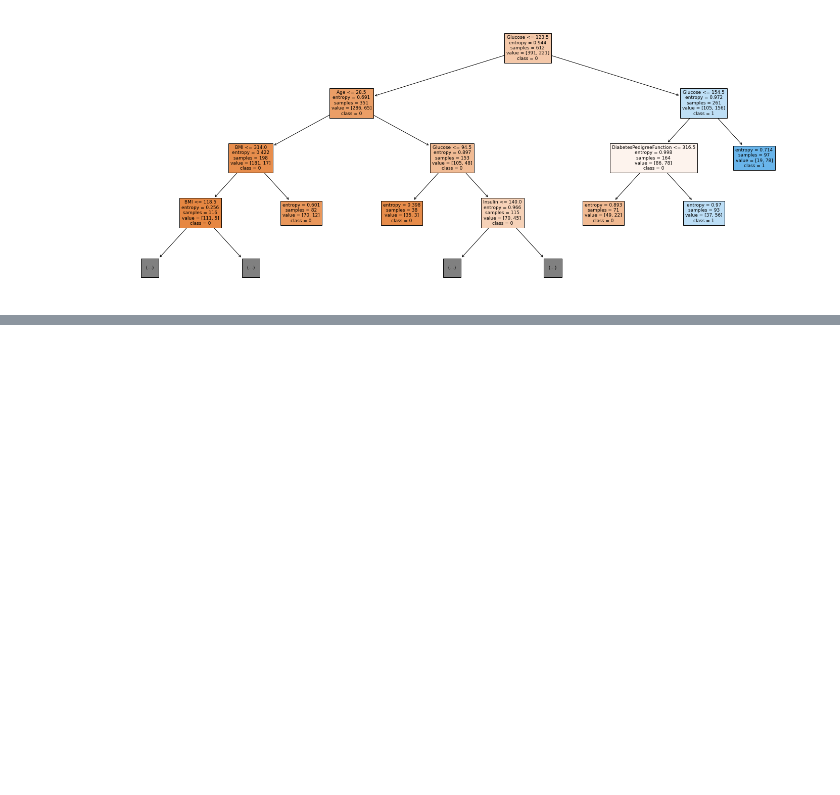
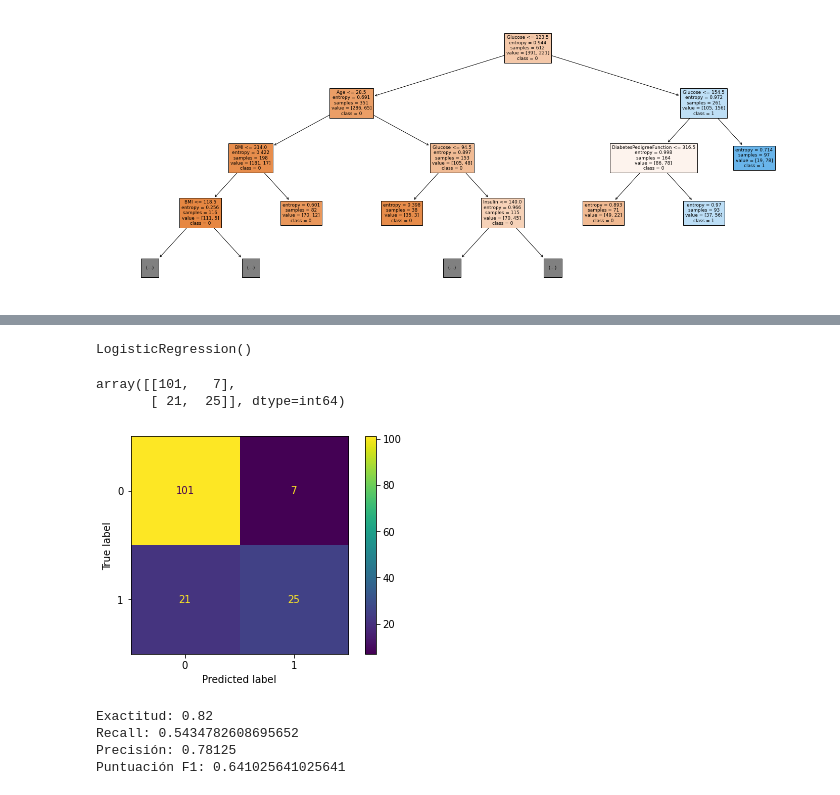
Before and after one commit to juandiegotm/BI202120, a Jupyter notebook: Laboratorio1/lab1_notebook.ipynb, the cells around one changed output, grey strips where cells are left out. Cells and saved outputs as stored; diff of their text form; code cells hidden in the pictures; blank space fills up the shorter version.

```diff
--- a/Laboratorio1/lab1_notebook.ipynb
+++ b/Laboratorio1/lab1_notebook.ipynb
@@ -652,0 +663,13 @@ fig.savefig("decision_treeCross.png")
+# %%
+Y = df_health_fixed['Outcome']
+X = df_health_Modeling
+# Dividir los datos en entrenamiento y test
+X_train, X_test, Y_train, Y_test = train_test_split(X, Y, test_size=0.2, random_state=0)
+
+# Vamos a utilizar los datos por defecto del algoritmo para tener una visión inicial de su rendimiento
+linearModel = LogisticRegression()
+# %%
+# Entrenamos el modelo inicial
+linearModel.fit(X_train, Y_train)
+# %% [output]
+LogisticRegression()
@@ -652,0 +679,21 @@ fig.savefig("decision_treeCross.png")
+# %%
+# Generación de la matriz de confusión
+confusion_matrix(Y_test, y_pred)
+# %% [output]
+array([[101,   7],
+       [ 21,  25]], dtype=int64)
+# %%
+plot_confusion_matrix(linearModel, X_test, Y_test)
+plt.show()
+# %% [output]
+[figure, added]
+# %%
+print('Exactitud: %.2f' % accuracy_score(Y_test, y_pred))
+print("Recall: {}".format(recall_score(Y_test,y_pred)))
+print("Precisión: {}".format(precision_score(Y_test,y_pred)))
+print("Puntuación F1: {}".format(f1_score(Y_test,y_pred)))
+# %% [output]
+Exactitud: 0.82
+Recall: 0.5434782608695652
+Precisión: 0.78125
+Puntuación F1: 0.641025641025641
```
Also changed, not shown: parts of 15 cells of this notebook.
